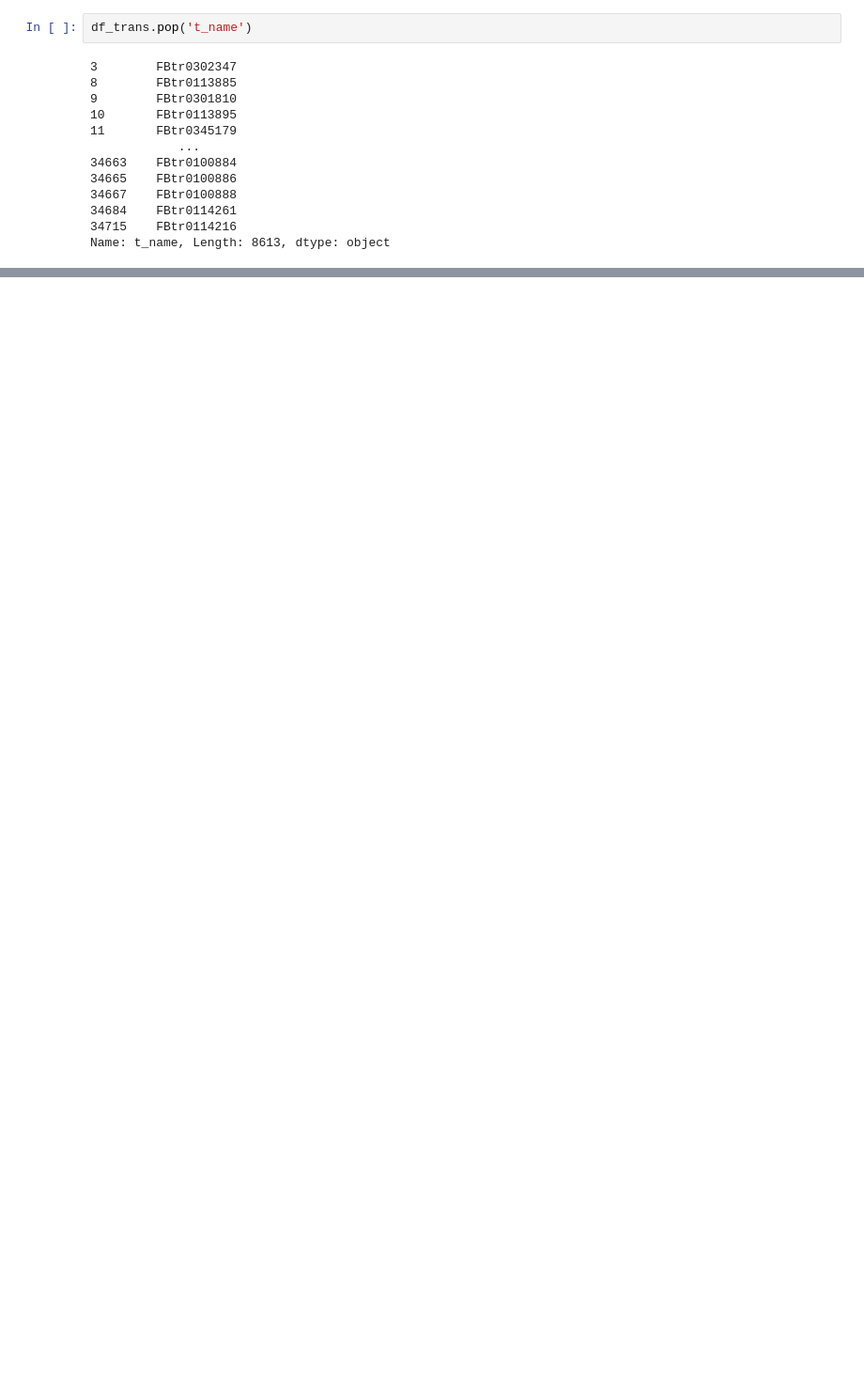
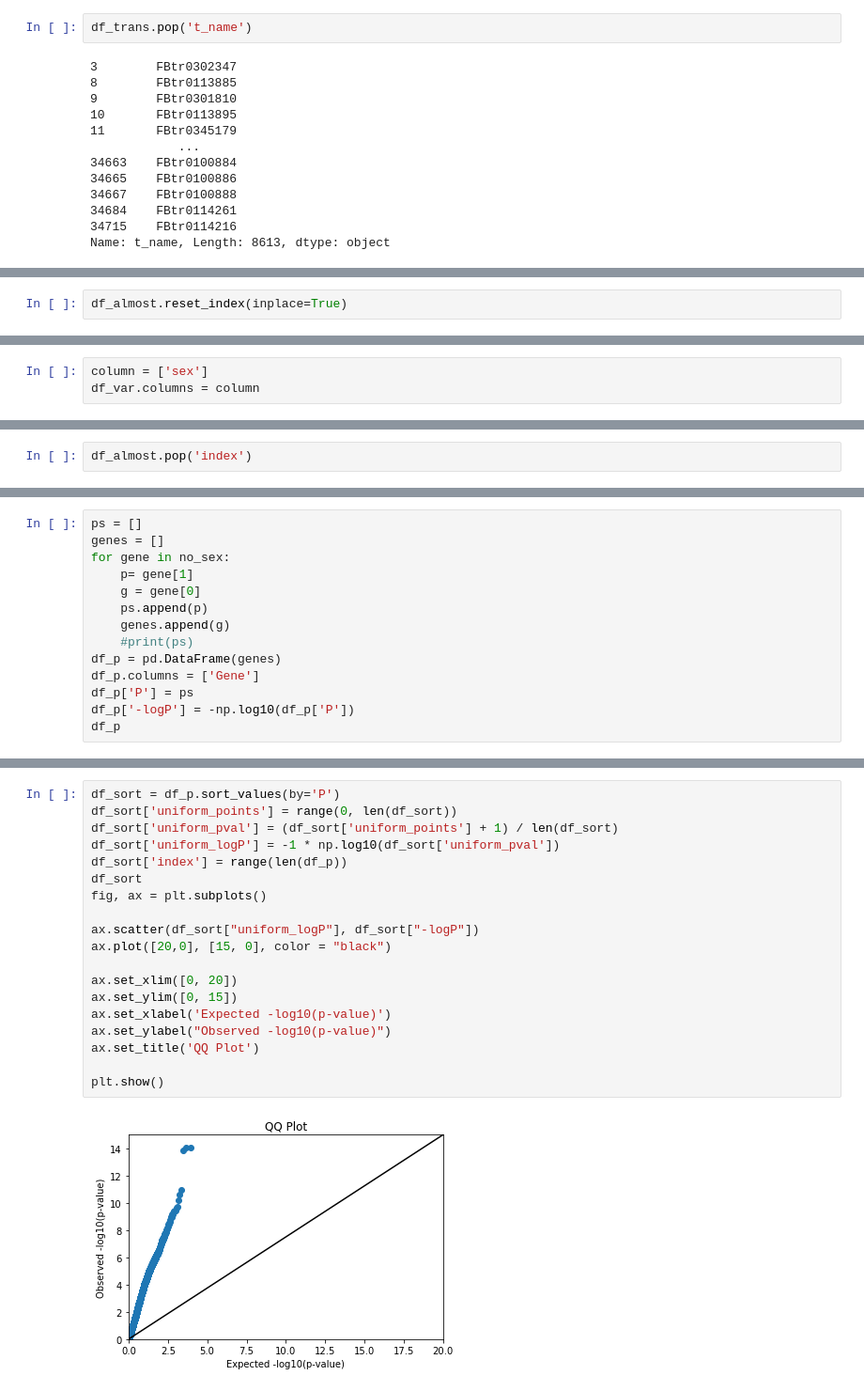
Before and after one commit to GiannaTricola/qbb2020-answers, a Jupyter notebook: week7/Week7.ipynb, the cells around one changed output, grey strips where cells are left out. Shown at 94% size. Drawn from its saved outputs; the diff is of its cells as text; blank space fills up the shorter version.

```diff
--- a/week7/Week7.ipynb
+++ b/week7/Week7.ipynb
@@ -326,0 +305,2 @@ PatsyError: model is missing required outcome variables
+# %%
+df_almost.reset_index(inplace=True)
@@ -326,0 +338,3 @@ PatsyError: model is missing required outcome variables
+# %%
+column = ['sex']
+df_var.columns = column
@@ -326,0 +398,2 @@ PatsyError: model is missing required outcome variables
+# %%
+df_almost.pop('index')
@@ -326,0 +473,14 @@ PatsyError: model is missing required outcome variables
+# %%
+ps = []
+genes = []
+for gene in no_sex:
+    p= gene[1]
+    g = gene[0]
+    ps.append(p)
+    genes.append(g)
+    #print(ps)
+df_p = pd.DataFrame(genes)
+df_p.columns = ['Gene']
+df_p['P'] = ps
+df_p['-logP'] = -np.log10(df_p['P'])
+df_p
@@ -326,0 +501,21 @@ PatsyError: model is missing required outcome variables
+# %%
+df_sort = df_p.sort_values(by='P')
+df_sort['uniform_points'] = range(0, len(df_sort))
+df_sort['uniform_pval'] = (df_sort['uniform_points'] + 1) / len(df_sort)
+df_sort['uniform_logP'] = -1 * np.log10(df_sort['uniform_pval'])
+df_sort['index'] = range(len(df_p))
+df_sort
+fig, ax = plt.subplots()
+
+ax.scatter(df_sort["uniform_logP"], df_sort["-logP"])
+ax.plot([20,0], [15, 0], color = "black")
+
+ax.set_xlim([0, 20])
+ax.set_ylim([0, 15])
+ax.set_xlabel('Expected -log10(p-value)')
+ax.set_ylabel("Observed -log10(p-value)")
+ax.set_title('QQ Plot')
+
+plt.show()
+# %% [output]
+[figure, added]
```
Also changed, not shown: parts of 31 cells of this notebook.
